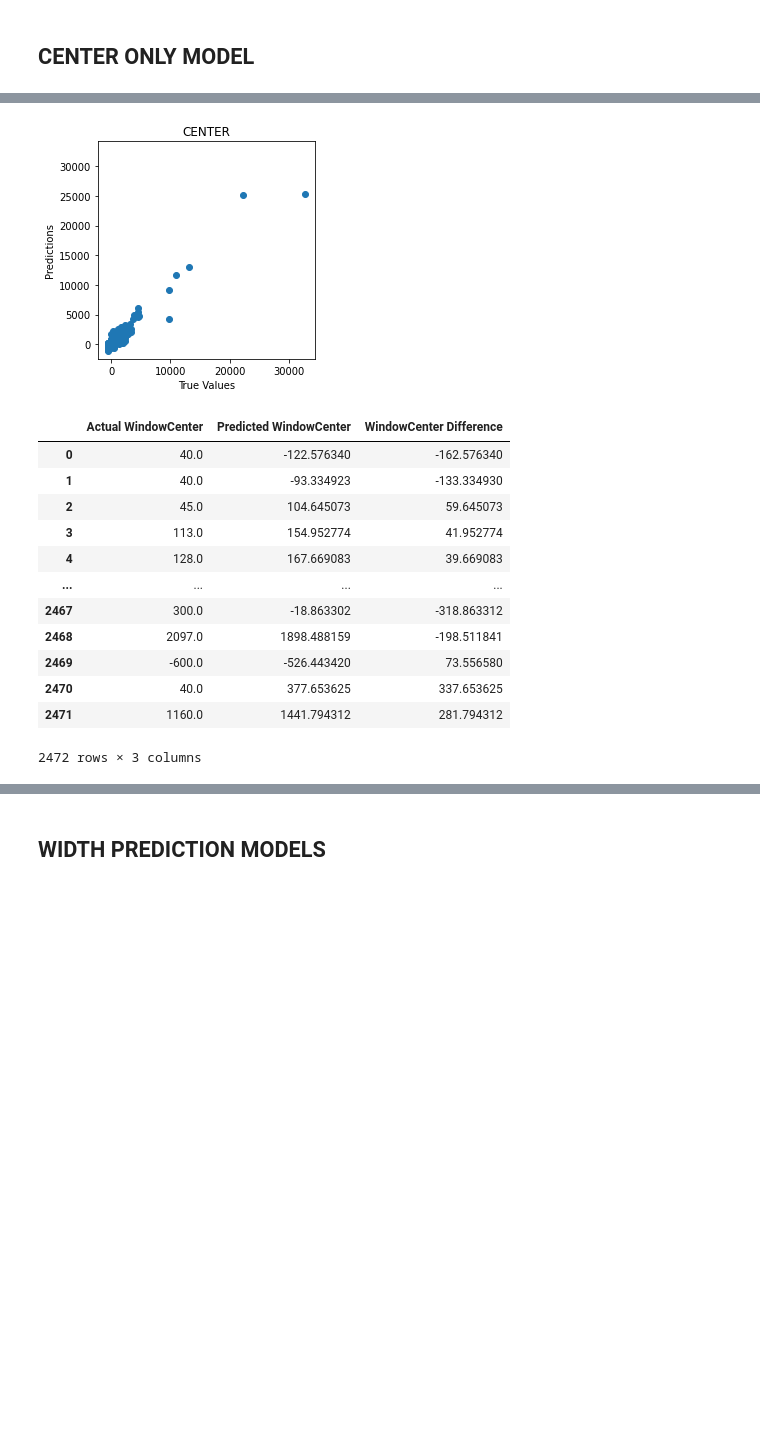
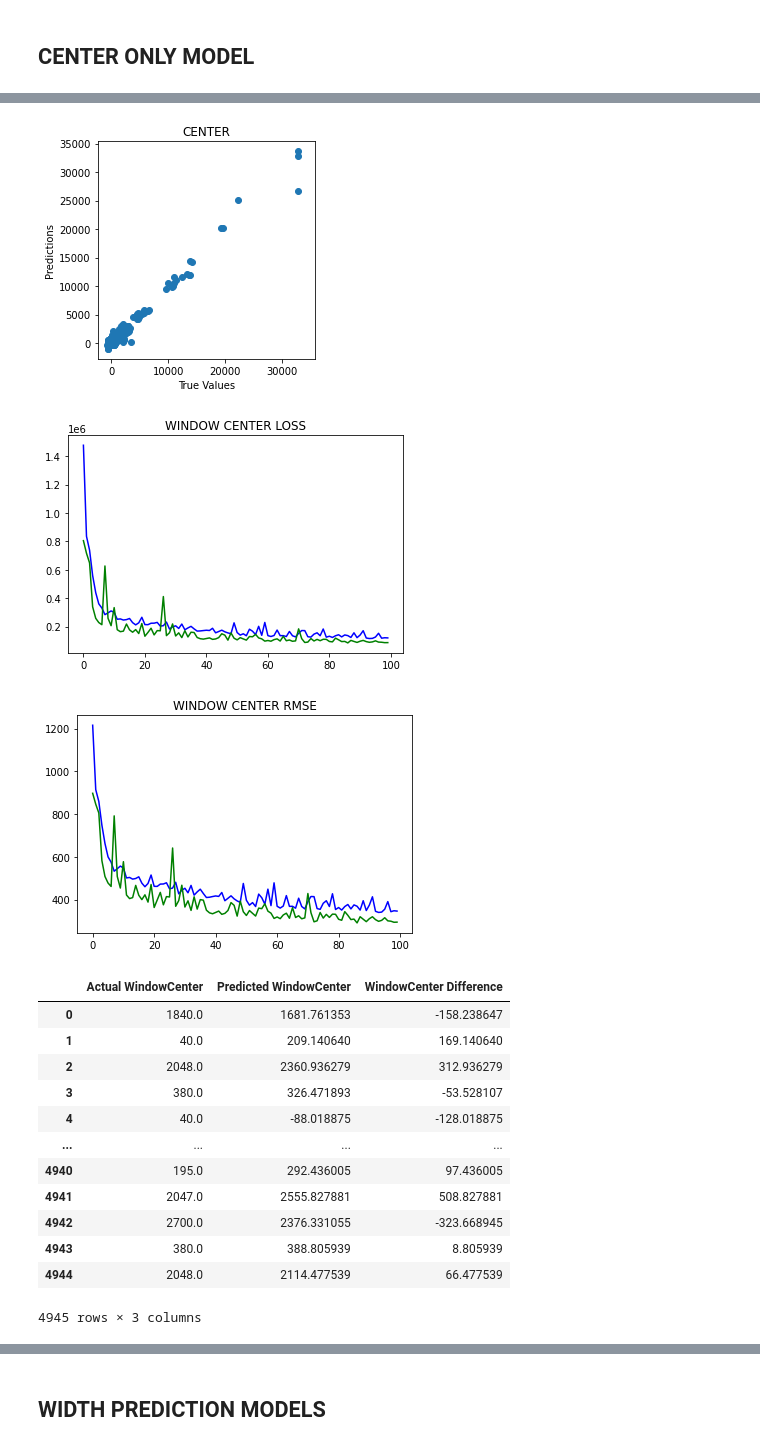
Before and after one commit to nbakotic/zavrsni, a Jupyter notebook: ICECME.ipynb, the cells around one changed output, grey strips where cells are left out. Saved outputs shown, nothing was run; the diff lists cells and outputs as text; code cells hidden in the pictures; blank space fills up the shorter version.

```diff
--- a/ICECME.ipynb
+++ b/ICECME.ipynb
@@ -125,9 +125,9 @@ def format_output(data):
 
 # 1. create train-validation-test dataset splits
 # choose train, validation and test rations
-train_ratio = 0.80
-validation_ratio = 0.10
-test_ratio = 0.10
+train_ratio = 0.72
+validation_ratio = 0.08
+test_ratio = 0.20
 
 # train - test split
 x_train, x_test, y_train, y_test = train_test_split(images, metadata_df, test_size=1-train_ratio)
@@ -400,41 +405,34 @@ test_data = DataGeneratorArray(x_test, np.array(y_test[0]), BATCH_SIZE)
 # %%
 def build_model_center():
     inputs = Input(shape=(512, 512, 1))
-    x = Conv2D(8, 3, activation='relu') (inputs)
-    #x = BatchNormalization() (x)
+    x = Conv2D(8, 3, kernel_regularizer=L2(0.01), activation='relu') (inputs)
     x = MaxPooling2D() (x)
 
-    x = Conv2D(16, 3, activation='relu') (x)
-    #x = BatchNormalization() (x)
+    x = Conv2D(16, 3,kernel_regularizer=L2(0.01), activation='relu') (x)
     x = MaxPooling2D() (x)
 
-    x = Conv2D(16, 3, activation='relu') (x)
-    #x = BatchNormalization() (x)
+    x = Conv2D(16, 3,kernel_regularizer=L2(0.01), activation='relu') (x)
     x = MaxPooling2D() (x)
 
-    #
-    x = Conv2D(32, 3, activation='relu') (x)
-    #x = BatchNormalization() (x)
+    x = Conv2D(32, 3,kernel_regularizer=L2(0.01), activation='relu') (x)
     x = MaxPooling2D() (x)
 
-    x = Conv2D(32, 3, activation='relu') (x)
-    #x = BatchNormalization() (x)
+    x = Conv2D(32, 3,kernel_regularizer=L2(0.01), activation='relu') (x)
     x = MaxPooling2D() (x)
 
-    x = Conv2D(64, 3, 1, activation='relu') (x)
-    #x = BatchNormalization() (x)
+    x = Conv2D(64, 3, kernel_regularizer=L2(0.01), activation='relu') (x)
     x = MaxPooling2D() (x)
 
-    x = Conv2D(64, 3, 1, activation='relu') (x)
-    #x = BatchNormalization() (x)
+    x = Conv2D(64, 3, kernel_regularizer=L2(0.01), activation='relu') (x)
     x = MaxPooling2D() (x)
 
 
+    x = Flatten() (x)
+    x = Dense(units='64', activation='relu', kernel_regularizer=L2(0.01)) (x)
 
-    x = Flatten() (x)
-    output1 = Dense(units='1', activation='linear', name="window_center")(x)
+    output = Dense(units='1', activation='linear', name="window_center")(x)
 
-    model = Model(inputs=inputs, outputs=[output1])
+    model = Model(inputs=inputs, outputs=output)
 
     return model
 
@@ -491,30 +489,32 @@ center_pred = Y_pred
 # %%
 # Plot difference
 plot_diff(y_test[0], center_pred, title='CENTER')
 # Plot loss
-#plot_metrics(history_center,metric_name='loss', title='WINDOW CENTER LOSS')
+plot_metrics(history_center,metric_name='loss', title='WINDOW CENTER LOSS')
 # Plot RMSE
-#plot_metrics(history_center,metric_name='root_mean_squared_error', title='WINDOW CENTER RMSE')
+plot_metrics(history_center,metric_name='root_mean_squared_error', title='WINDOW CENTER RMSE')
 
 predictions_center = pd.DataFrame({'Actual WindowCenter': y_test[0],
                             'Predicted WindowCenter': center_pred.reshape(-1),
                             'WindowCenter Difference' : center_pred.reshape(-1) - y_test[0]})
 predictions_center
 # %% [output]
-[figure, old version]
+[figure, new version]
+[figure, added]
+[figure, added]
 |  | Actual WindowCenter | Predicted WindowCenter | WindowCenter Difference |
-| 0 | 40.0 | -122.576340 | -162.576340 |
-| 1 | 40.0 | -93.334923 | -133.334930 |
-| 2 | 45.0 | 104.645073 | 59.645073 |
-| 3 | 113.0 | 154.952774 | 41.952774 |
-| 4 | 128.0 | 167.669083 | 39.669083 |
+| 0 | 1840.0 | 1681.761353 | -158.238647 |
+| 1 | 40.0 | 209.140640 | 169.140640 |
+| 2 | 2048.0 | 2360.936279 | 312.936279 |
+| 3 | 380.0 | 326.471893 | -53.528107 |
+| 4 | 40.0 | -88.018875 | -128.018875 |
 | ... | ... | ... | ... |
-| 2467 | 300.0 | -18.863302 | -318.863312 |
-| 2468 | 2097.0 | 1898.488159 | -198.511841 |
-| 2469 | -600.0 | -526.443420 | 73.556580 |
-| 2470 | 40.0 | 377.653625 | 337.653625 |
-| 2471 | 1160.0 | 1441.794312 | 281.794312 |
+| 4940 | 195.0 | 292.436005 | 97.436005 |
+| 4941 | 2047.0 | 2555.827881 | 508.827881 |
+| 4942 | 2700.0 | 2376.331055 | -323.668945 |
+| 4943 | 380.0 | 388.805939 | 8.805939 |
+| 4944 | 2048.0 | 2114.477539 | 66.477539 |
-2472 rows × 3 columns
+4945 rows × 3 columns
 # %%
 score_center = r2_score(y_test[0], center_pred.reshape(-1))
 print("The accuracy of WindowCenter is {}%".format(round(score_center, 2) *100))
```
Also changed, not shown: parts of 43 cells of this notebook.
